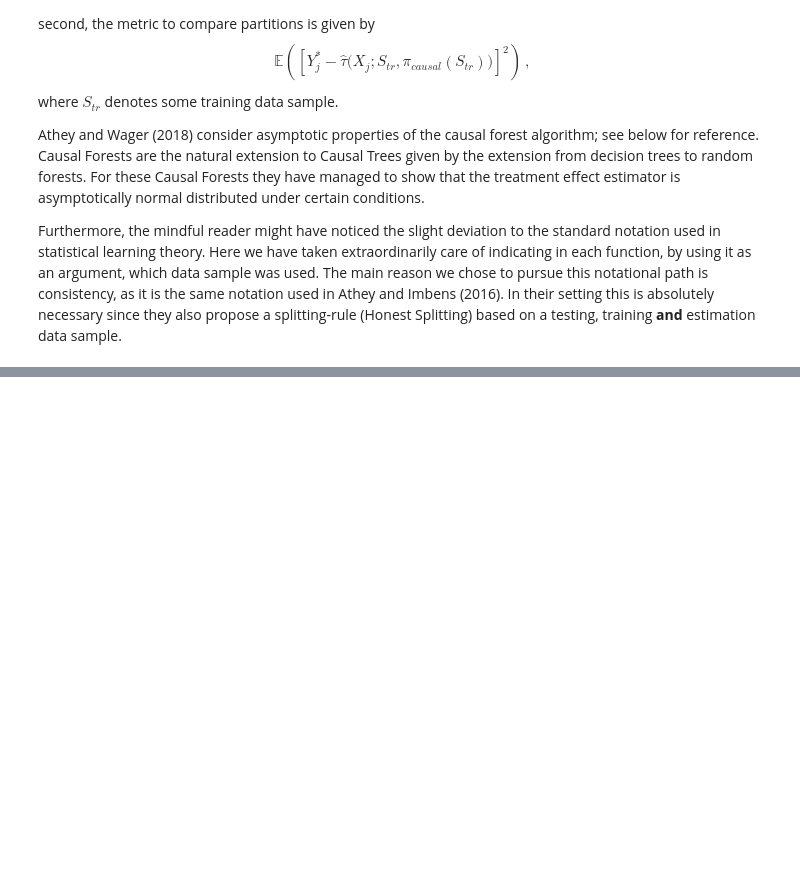
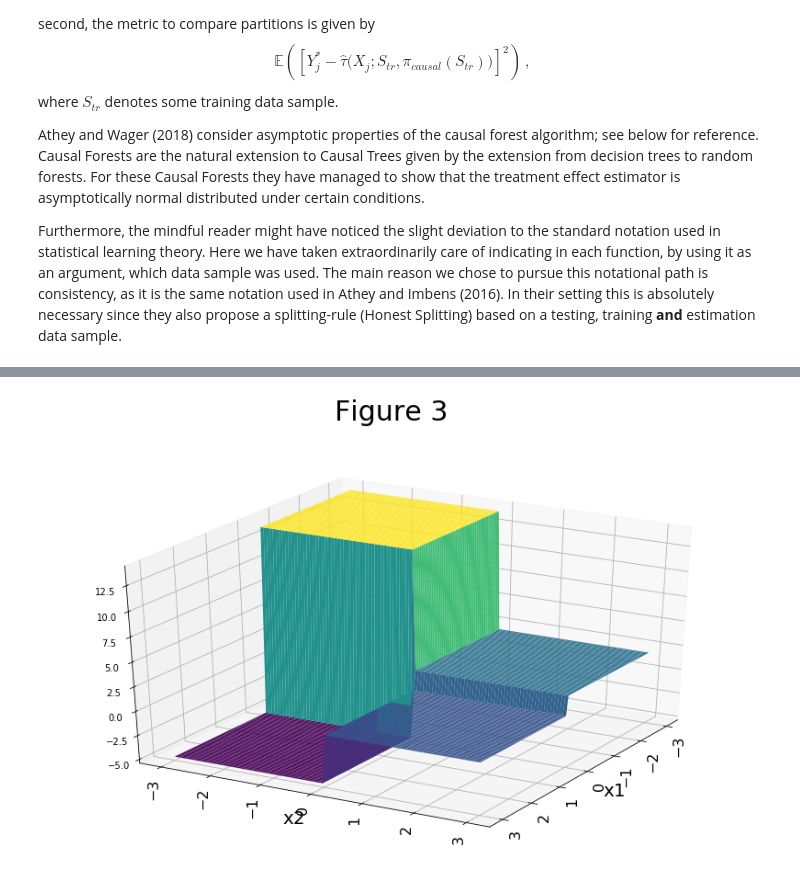
Before and after one commit to timmens/student-project-timmens, a Jupyter notebook: causal_tree/causal_tree.ipynb, the cells around one changed output, grey strips where cells are left out. Drawn from its saved outputs; the diff is of its cells as text; code cells hidden in the pictures; blank space fills up the shorter version.

```diff
--- a/causal_tree/causal_tree.ipynb
+++ b/causal_tree/causal_tree.ipynb
@@ -105,0 +137,4 @@ import numpy as np
+# %%
+plot_figure3(width=16, height=8, view_x = 30, view_y=30)
+# %% [output]
+[figure, added]
```
Also changed, not shown: parts of 23 cells of this notebook, 5 other files.
